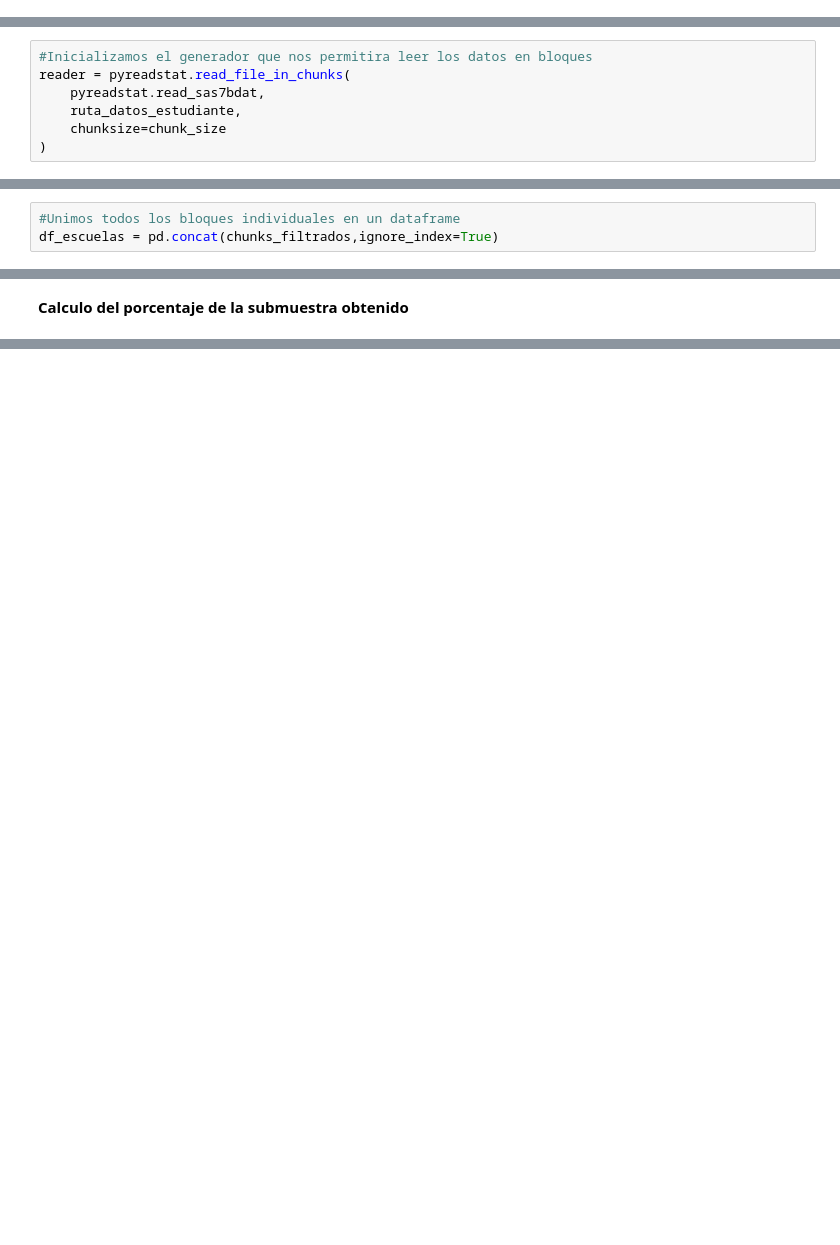
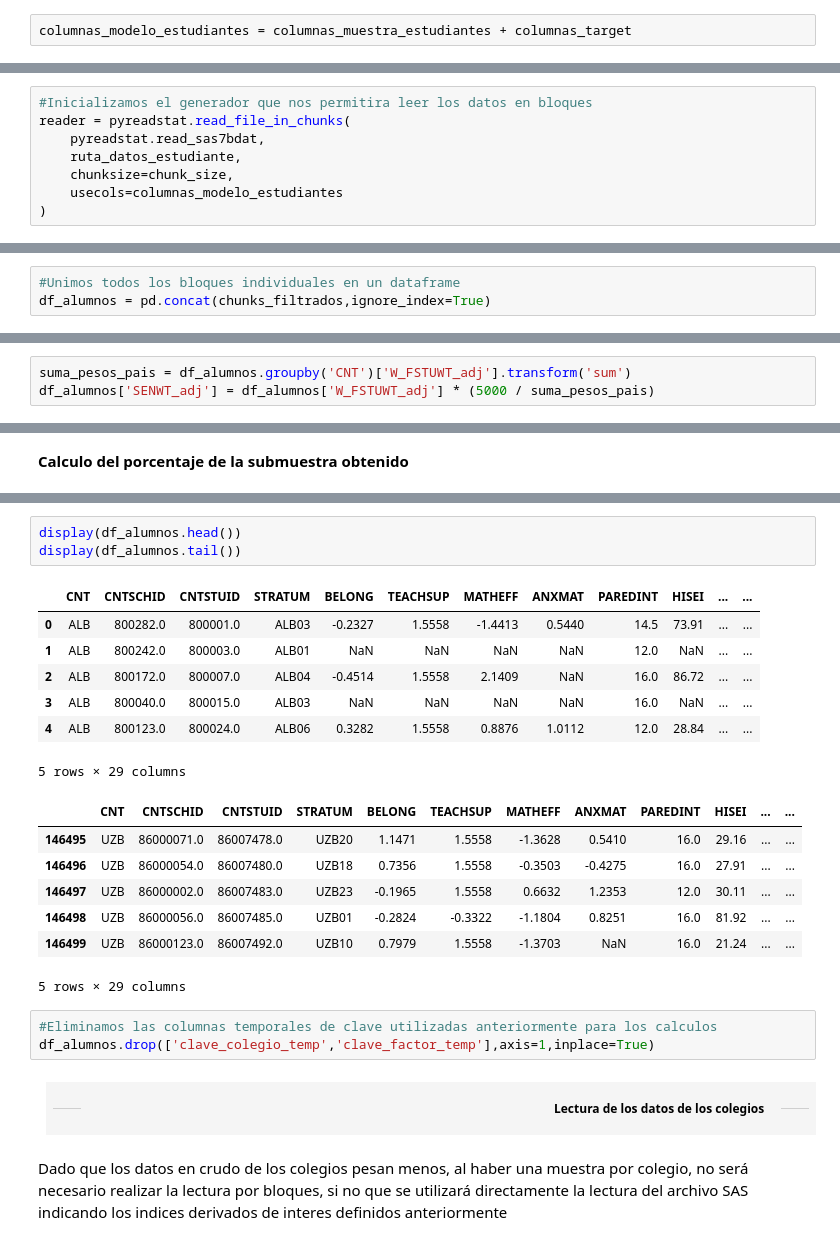
Before and after one commit to musero55/tfm_data_science, a Jupyter notebook: notebooks/fase_1_data_ingestion_eda/01_procesamiento_global_PISA.ipynb, the cells around one changed output, grey strips where cells are left out. Cells and saved outputs as stored; diff of their text form; blank space fills up the shorter version.

```diff
--- a/notebooks/fase_1_data_ingestion_eda/01_procesamiento_global_PISA.ipynb
+++ b/notebooks/fase_1_data_ingestion_eda/01_procesamiento_global_PISA.ipynb
@@ -65,0 +128,2 @@ SENWT | Significado: Senate Weight (sum of 5000 per country)
+# %%
+columnas_modelo_estudiantes = columnas_muestra_estudiantes + columnas_target
@@ -333,7 +417,8 @@ chunks_filtrados=[]
 reader = pyreadstat.read_file_in_chunks(
     pyreadstat.read_sas7bdat,
     ruta_datos_estudiante,
-    chunksize=chunk_size
+    chunksize=chunk_size,
+    usecols=columnas_modelo_estudiantes
 )
 # %%
 #Bucle donde se realizará el filtrado por escuelas seleccionadas
@@ -369,4 +454,4 @@ for chunk, meta in reader:
         chunks_filtrados.append(chunk_filtrado)
 # %%
 #Unimos todos los bloques individuales en un dataframe
-df_escuelas = pd.concat(chunks_filtrados,ignore_index=True)
+df_alumnos = pd.concat(chunks_filtrados,ignore_index=True)
@@ -372,0 +460,3 @@ df_escuelas = pd.concat(chunks_filtrados,ignore_index=True)
+# %%
+suma_pesos_pais = df_alumnos.groupby('CNT')['W_FSTUWT_adj'].transform('sum')
+df_alumnos['SENWT_adj'] = df_alumnos['W_FSTUWT_adj'] * (5000 / suma_pesos_pais)
@@ -395,3 +484,36 @@ print(f"Porcentaje de la muestra sobre el total: {porcentaje_real:.2f}%")
 Numero de alumnos originales: 613744
 Numero Alumnos seleccionados: 146500
 Porcentaje de la muestra sobre el total: 23.87%
+# %%
+display(df_alumnos.head())
+display(df_alumnos.tail())
+# %% [output]
+|  | CNT | CNTSCHID | CNTSTUID | STRATUM | BELONG | TEACHSUP | MATHEFF | ANXMAT | PAREDINT | HISEI | ... | ... |
+| 0 | ALB | 800282.0 | 800001.0 | ALB03 | -0.2327 | 1.5558 | -1.4413 | 0.5440 | 14.5 | 73.91 | ... | ... |
+| 1 | ALB | 800242.0 | 800003.0 | ALB01 | NaN | NaN | NaN | NaN | 12.0 | NaN | ... | ... |
+| 2 | ALB | 800172.0 | 800007.0 | ALB04 | -0.4514 | 1.5558 | 2.1409 | NaN | 16.0 | 86.72 | ... | ... |
+| 3 | ALB | 800040.0 | 800015.0 | ALB03 | NaN | NaN | NaN | NaN | 16.0 | NaN | ... | ... |
+| 4 | ALB | 800123.0 | 800024.0 | ALB06 | 0.3282 | 1.5558 | 0.8876 | 1.0112 | 12.0 | 28.84 | ... | ... |
+5 rows × 29 columns
+|  | CNT | CNTSCHID | CNTSTUID | STRATUM | BELONG | TEACHSUP | MATHEFF | ANXMAT | PAREDINT | HISEI | ... | ... |
+| 146495 | UZB | 86000071.0 | 86007478.0 | UZB20 | 1.1471 | 1.5558 | -1.3628 | 0.5410 | 16.0 | 29.16 | ... | ... |
+| 146496 | UZB | 86000054.0 | 86007480.0 | UZB18 | 0.7356 | 1.5558 | -0.3503 | -0.4275 | 16.0 | 27.91 | ... | ... |
+| 146497 | UZB | 86000002.0 | 86007483.0 | UZB23 | -0.1965 | 1.5558 | 0.6632 | 1.2353 | 12.0 | 30.11 | ... | ... |
+| 146498 | UZB | 86000056.0 | 86007485.0 | UZB01 | -0.2824 | -0.3322 | -1.1804 | 0.8251 | 16.0 | 81.92 | ... | ... |
+| 146499 | UZB | 86000123.0 | 86007492.0 | UZB10 | 0.7979 | 1.5558 | -1.3703 | NaN | 16.0 | 21.24 | ... | ... |
+5 rows × 29 columns
+# %%
+#Eliminamos las columnas temporales de clave utilizadas anteriormente para los calculos
+df_alumnos.drop(['clave_colegio_temp','clave_factor_temp'],axis=1,inplace=True)
+# %% [markdown]
+
+<table width="100%" style="border:none; text-align:center;">
+  <tr>
+    <td style="border:none;"><hr></td>
+    <td style="border:none; white-space:nowrap; padding:0 10px;"> <strong>Lectura de los datos de los colegios<strong>
+</td>
+    <td style="border:none;"><hr></td>
+  </tr>
+</table>
+# %% [markdown]
+Dado que los datos en crudo de los colegios pesan menos, al haber una muestra por colegio, no será necesario realizar la lectura por bloques, si no que se utilizará directamente la lectura del archivo SAS indicando los indices derivados de interes definidos anteriormente
```
Also changed, not shown: parts of 36 cells of this notebook, 4 other files.
